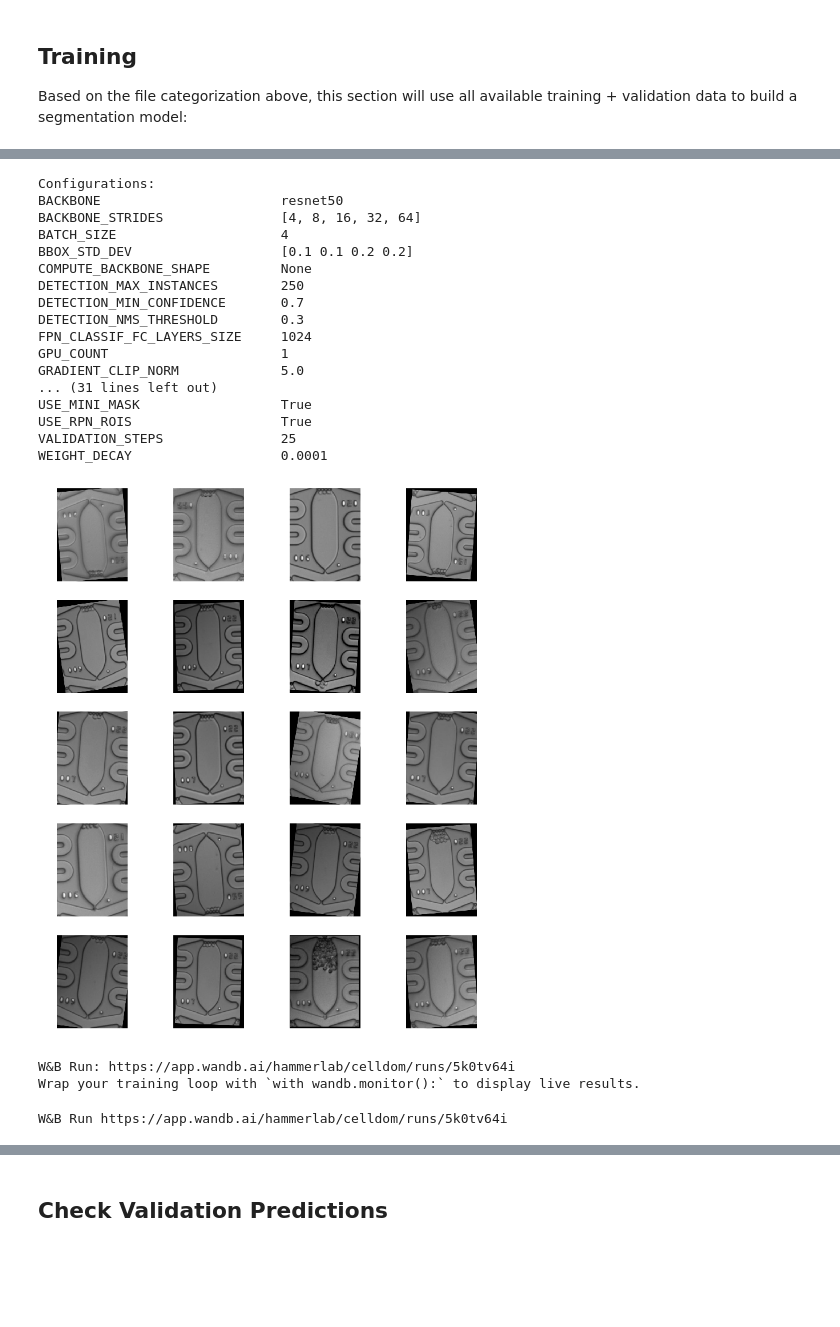
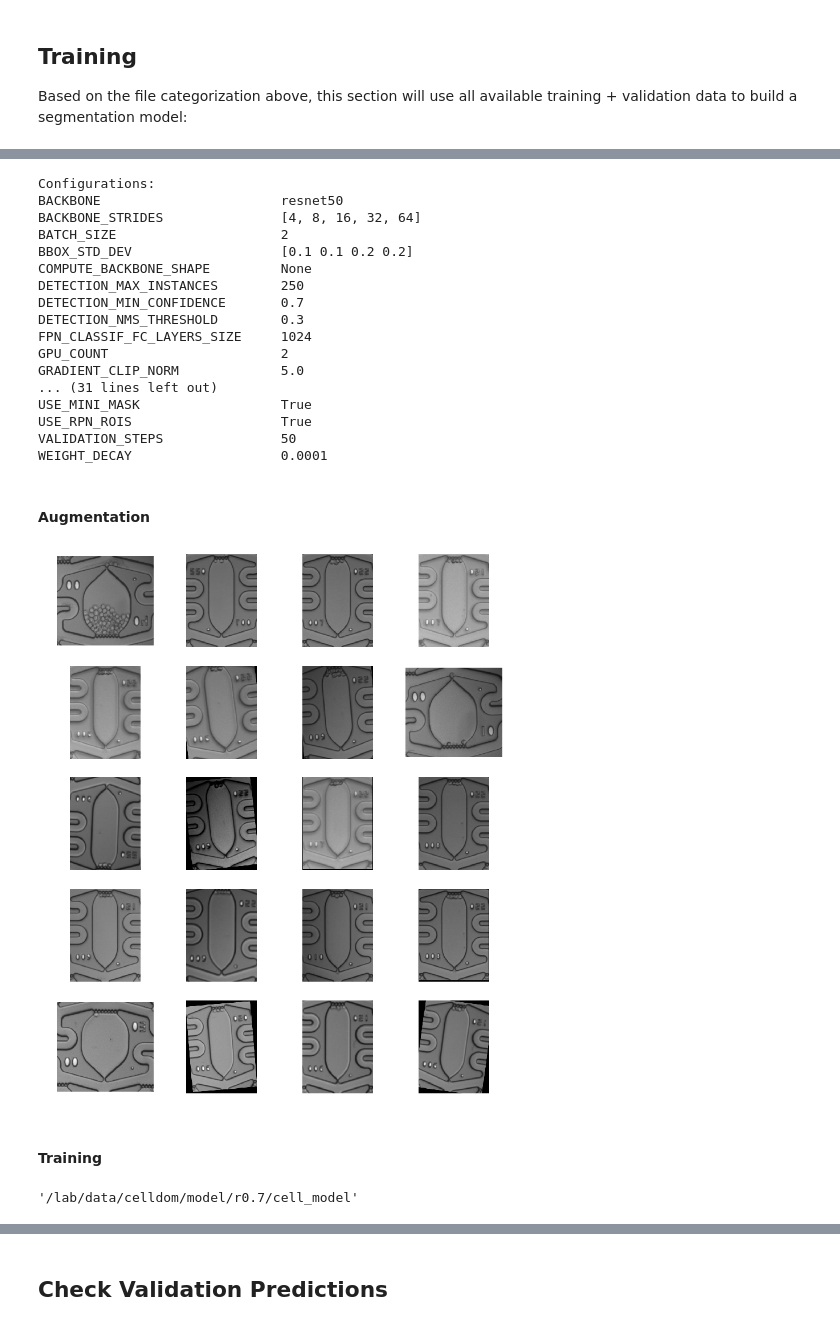
Before and after one commit to hammerlab/SmartCount, a Jupyter notebook: python/notebook/training/cells/cell_model_training.ipynb, the cells around one changed output, grey strips where cells are left out. Cells and saved outputs as stored; diff of their text form; code cells hidden in the pictures; blank space fills up the shorter version.

Commit message:
G1 chip training (pt 3 - cell model training and new chip/experiment configuration)

```diff
--- a/python/notebook/training/cells/cell_model_training.ipynb
+++ b/python/notebook/training/cells/cell_model_training.ipynb
@@ -221,12 +242,12 @@ train_config = cell_config.CellTrainingConfig()
 # train_config.STEPS_PER_EPOCH = len(train_image_paths)
 # train_config.VALIDATION_STEPS = len(val_image_paths)
 
-train_config.STEPS_PER_EPOCH = 50
-train_config.VALIDATION_STEPS = 25
+train_config.STEPS_PER_EPOCH = 100
+train_config.VALIDATION_STEPS = 50
 
 # Manually set gpu/batch size params
-train_config.IMAGES_PER_GPU = 4
-train_config.GPU_COUNT = 1
+train_config.IMAGES_PER_GPU = 1
+train_config.GPU_COUNT = 2
 # see: https://github.com/matterport/Mask_RCNN/blob/master/mrcnn/config.py
 train_config.BATCH_SIZE = train_config.IMAGES_PER_GPU * train_config.GPU_COUNT
 
@@ -235,23 +256,25 @@ train_config.display()
 Configurations:
 BACKBONE                       resnet50
 BACKBONE_STRIDES               [4, 8, 16, 32, 64]
-BATCH_SIZE                     4
+BATCH_SIZE                     2
 BBOX_STD_DEV                   [0.1 0.1 0.2 0.2]
 COMPUTE_BACKBONE_SHAPE         None
 DETECTION_MAX_INSTANCES        250
 DETECTION_MIN_CONFIDENCE       0.7
 DETECTION_NMS_THRESHOLD        0.3
 FPN_CLASSIF_FC_LAYERS_SIZE     1024
-GPU_COUNT                      1
+GPU_COUNT                      2
 GRADIENT_CLIP_NORM             5.0
 ... (31 lines left out)
 USE_MINI_MASK                  True
 USE_RPN_ROIS                   True
-VALIDATION_STEPS               25
+VALIDATION_STEPS               50
 WEIGHT_DECAY                   0.0001
+# %% [markdown]
+#### Augmentation
 # %%
 # Define train-time augmentation
-augmentation = iaa.Sequential([
+aug = iaa.Sequential([
     iaa.SomeOf((0, 2), [
         iaa.Fliplr(0.5),
         iaa.Flipud(0.5),
@@ -260,7 +283,7 @@ augmentation = iaa.Sequential([
         iaa.ContrastNormalization((0.5, 2.0)),
         iaa.GaussianBlur(sigma=(0.0, .5))
     ]),
-    iaa.Sometimes(0.9, iaa.Affine(
+    iaa.Sometimes(0.5, iaa.Affine(
         rotate=(-10, 10),
         scale=(.9, 1.1)
     ))
@@ -268,8 +291,8 @@ augmentation = iaa.Sequential([
 # %%
 # Show example augmentations
 mrcnn_viz.display_images([
-    augmentation.augment_image(dataset_train.load_image(i))
+    aug.augment_image(dataset_train.load_image(i))
     for i in np.random.choice(np.arange(len(dataset_train.image_ids)), size=20, replace=False)
 ])
 # %% [output]
-[figure, old version]
+[figure, new version]
@@ -282,7 +299,6 @@ model = mrcnn_model.get_model(
-# %%
-import wandb
-wandb.init()
-# %% [output]
-W&B Run: https://app.wandb.ai/hammerlab/celldom/runs/5k0tv64i
-Wrap your training loop with `with wandb.monitor():` to display live results.
-W&B Run https://app.wandb.ai/hammerlab/celldom/runs/5k0tv64i
+# %% [markdown]
+#### Training
+# %%
+model_dir
+# %% [output]
+'/lab/data/celldom/model/r0.7/cell_model'
```
Also changed, not shown: parts of 33 cells of this notebook, 27 other files.
